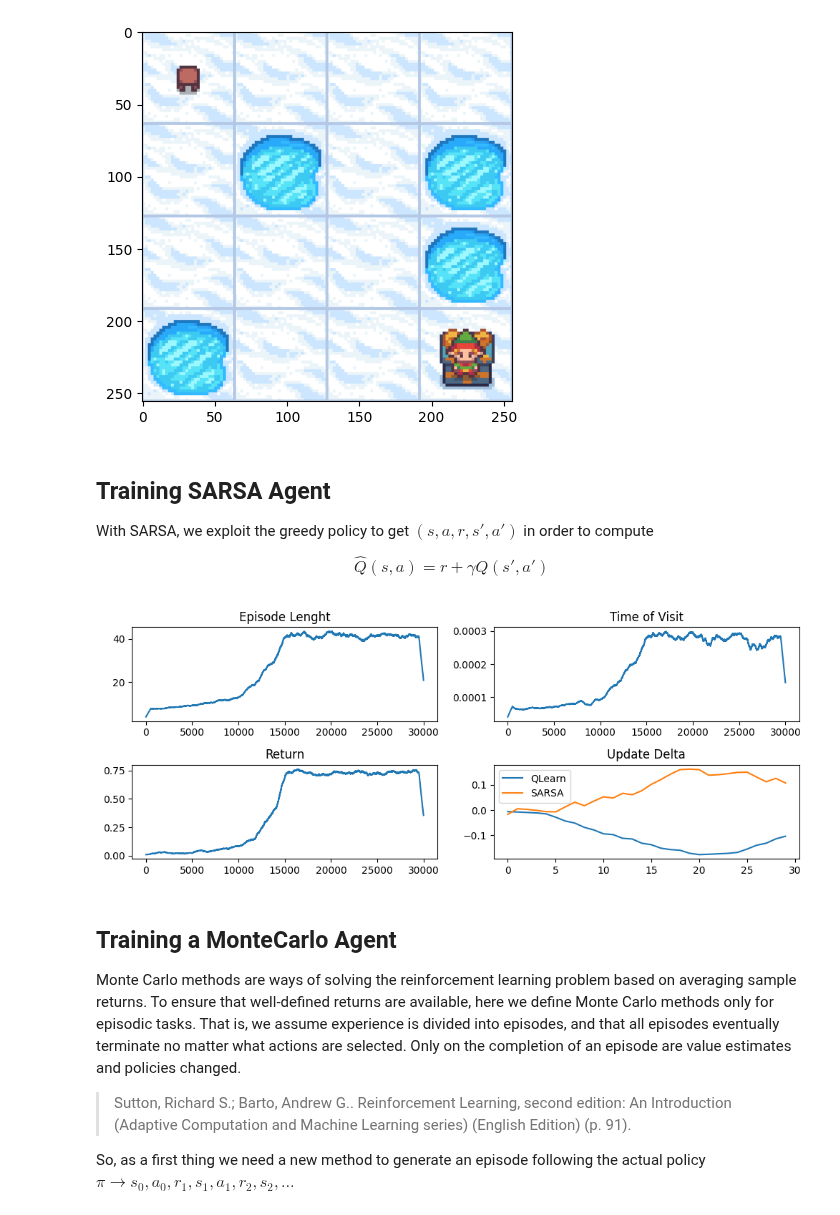
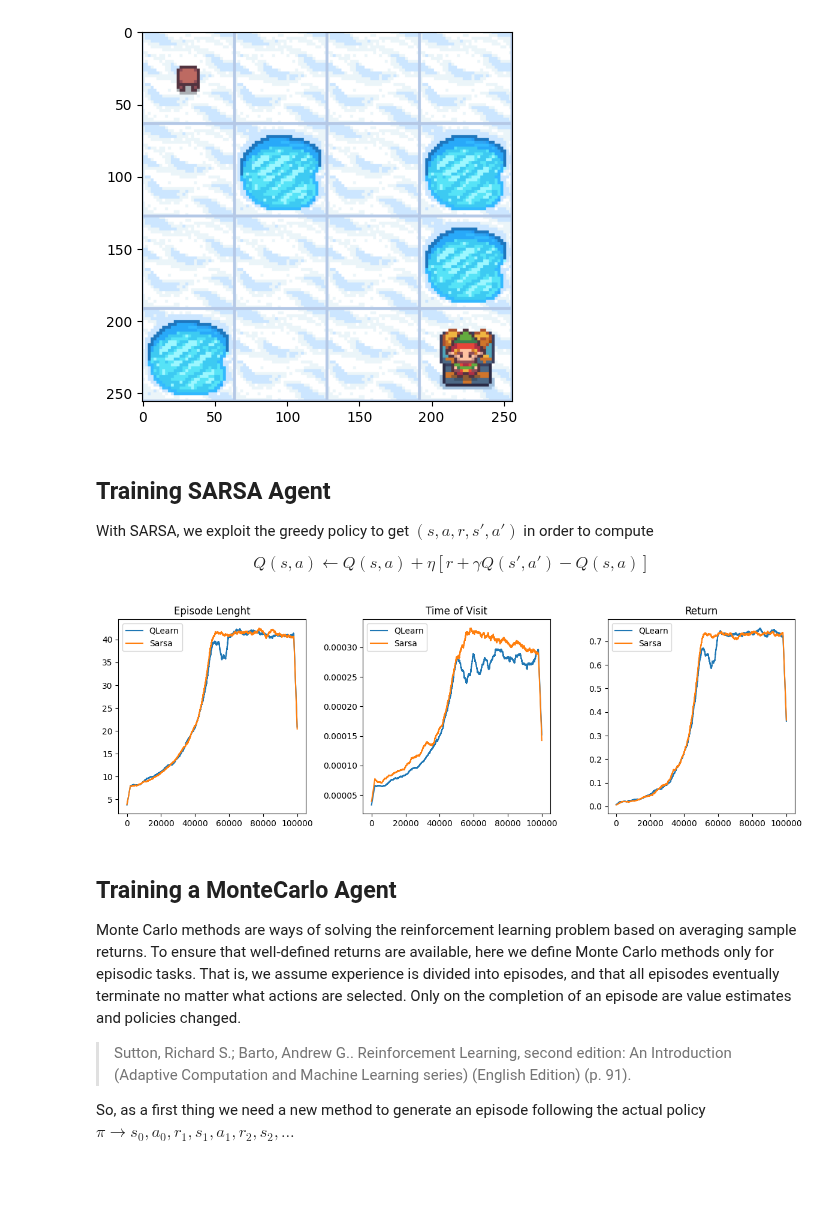
Before and after one commit to afflint/rlcoding, a Jupyter notebook: 2024-25/L1.1-tabular-agents-rl-algorithms.ipynb, the cells around one changed output. Cells and saved outputs as stored; diff of their text form; code cells hidden in the pictures; blank space fills up the shorter version.

```diff
--- a/2024-25/L1.1-tabular-agents-rl-algorithms.ipynb
+++ b/2024-25/L1.1-tabular-agents-rl-algorithms.ipynb
@@ -102,30 +108,31 @@ env.close()
 With SARSA, we exploit the greedy policy to get $(s, a, r, s', a')$ in order to compute
 
 $$
-\hat{Q}(s, a) = r + \gamma Q(s', a')
+Q(s, a) \leftarrow Q(s, a) + \eta \left[ r + \gamma Q(s', a') - Q(s, a) \right]
 $$
 # %%
-episodes = 30_000
+episodes = 100_000
 env = gym.make('FrozenLake-v1', desc=None, map_name="4x4", is_slippery=True)
-env = gym.wrappers.RecordEpisodeStatistics(env, buffer_length=episodes)
+s_env = gym.wrappers.RecordEpisodeStatistics(env, buffer_length=episodes)
 
-sarsa = Sarsa(env=env, gamma=0.9, final_epsilon=0)
+sarsa = Sarsa(env=s_env, gamma=0.9, final_epsilon=0)
 sarsa.train(max_iterations=episodes, save_every=1_000)
-# %%
-fig, ax = plt.subplots(figsize=(10, 4), ncols=2, nrows=2)
-sns.lineplot(x=range(episodes), y=conv(env.length_queue), ax=ax[0,0])
-sns.lineplot(x=range(episodes), y=conv(env.time_queue), ax=ax[0,1])
-sns.lineplot(x=range(episodes), y=conv(env.return_queue), ax=ax[1,0])
-sns.lineplot(x=range(len(q_learn.error)), y=conv(q_learn.error, 20), ax=ax[1,1], label='QLearn')
-sns.lineplot(x=range(len(sarsa.error)), y=conv(sarsa.error, 20), ax=ax[1,1], label="SARSA")
-ax[0,0].set_title("Episode Lenght")
-ax[0,1].set_title("Time of Visit")
-ax[1,0].set_title("Return")
-ax[1,1].set_title("Update Delta")
-plt.tight_layout()
-plt.show()
-# %% [output]
-[figure, removed]
+# %%
+fig, ax = plt.subplots(figsize=(12, 4), ncols=3, nrows=1)
+sns.lineplot(x=range(episodes), y=conv(q_env.length_queue, win=cwin), ax=ax[0], label="QLearn")
+sns.lineplot(x=range(episodes), y=conv(s_env.length_queue, win=cwin), ax=ax[0], label="Sarsa")
+sns.lineplot(x=range(episodes), y=conv(q_env.time_queue, win=cwin), ax=ax[1], label="QLearn")
+sns.lineplot(x=range(episodes), y=conv(s_env.time_queue, win=cwin), ax=ax[1], label="Sarsa")
+sns.lineplot(x=range(episodes), y=conv(q_env.return_queue, win=cwin), ax=ax[2], label="QLearn")
+sns.lineplot(x=range(episodes), y=conv(s_env.return_queue, win=cwin), ax=ax[2], label="Sarsa")
+#sns.lineplot(x=range(len(q_learn.error)), y=conv(q_learn.error, 20), ax=ax[1,1], label="QLearn")
+ax[0].set_title("Episode Lenght")
+ax[1].set_title("Time of Visit")
+ax[2].set_title("Return")
+plt.tight_layout()
+plt.show()
+# %% [output]
+[figure, added]
 # %% [markdown]
 ## Training a MonteCarlo Agent
 
```
Also changed, not shown: parts of 13 cells of this notebook, 2 other files.
